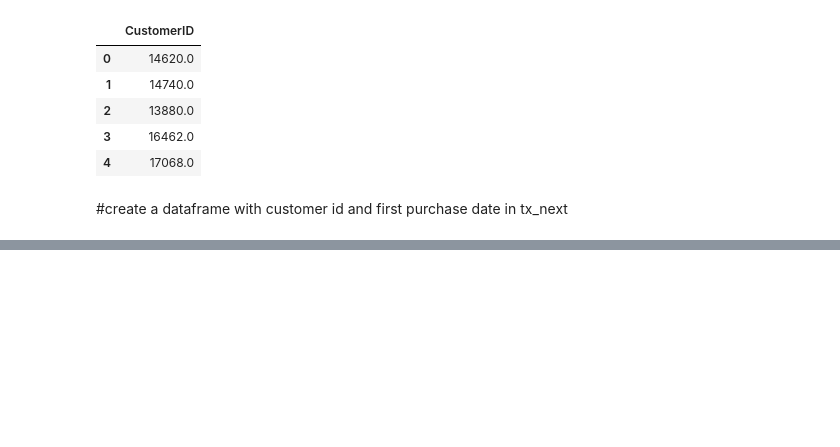
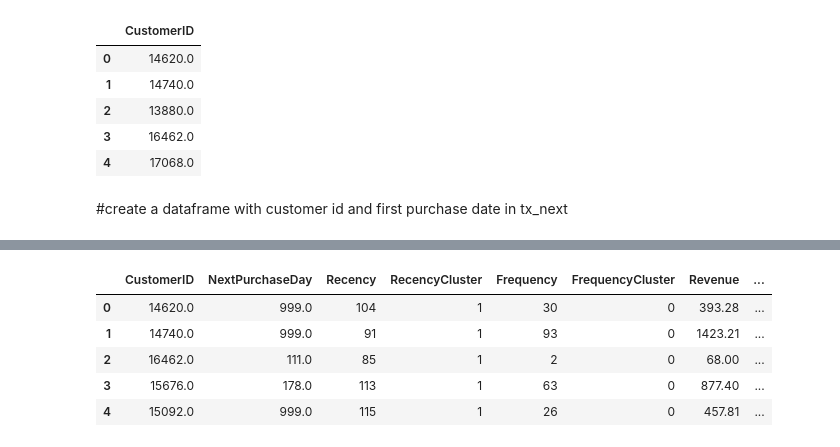
Before and after one commit to AbderrhmanAbdellatif/DataScience, a Jupyter notebook: Predicting_Next_Purchase_Day.ipynb, the cells around one changed output, grey strips where cells are left out. Cells and saved outputs as stored; diff of their text form; code cells hidden in the pictures; blank space fills up the shorter version.

```diff
--- a/Predicting_Next_Purchase_Day.ipynb
+++ b/Predicting_Next_Purchase_Day.ipynb
@@ -115,0 +361,4 @@ tx_user.head()
+# %%
+#calculate monetary value, create a dataframe with it
+tx_6m['Revenue'] = tx_6m['UnitPrice'] * tx_6m['Quantity']
+tx_revenue = tx_6m.groupby('CustomerID').Revenue.sum().reset_index()
@@ -115,0 +374,3 @@ tx_user.head()
+# %%
+#add Revenue column to tx_user
+tx_user = pd.merge(tx_user, tx_revenue, on='CustomerID')
@@ -115,0 +392,15 @@ tx_user.head()
+# %%
+
+#Revenue clusters
+kmeans = KMeans(n_clusters=4)
+kmeans.fit(tx_user[['Revenue']])
+tx_user['RevenueCluster'] = kmeans.predict(tx_user[['Revenue']])
+# %%
+tx_user.head()
+# %% [output]
+|  | CustomerID | NextPurchaseDay | Recency | RecencyCluster | Frequency | FrequencyCluster | Revenue | ... |
+| 0 | 14620.0 | 999.0 | 104 | 1 | 30 | 0 | 393.28 | ... |
+| 1 | 14740.0 | 999.0 | 91 | 1 | 93 | 0 | 1423.21 | ... |
+| 2 | 16462.0 | 111.0 | 85 | 1 | 2 | 0 | 68.00 | ... |
+| 3 | 15676.0 | 178.0 | 113 | 1 | 63 | 0 | 877.40 | ... |
+| 4 | 15092.0 | 999.0 | 115 | 1 | 26 | 0 | 457.81 | ... |
```
Also changed, not shown: parts of 52 cells of this notebook.
